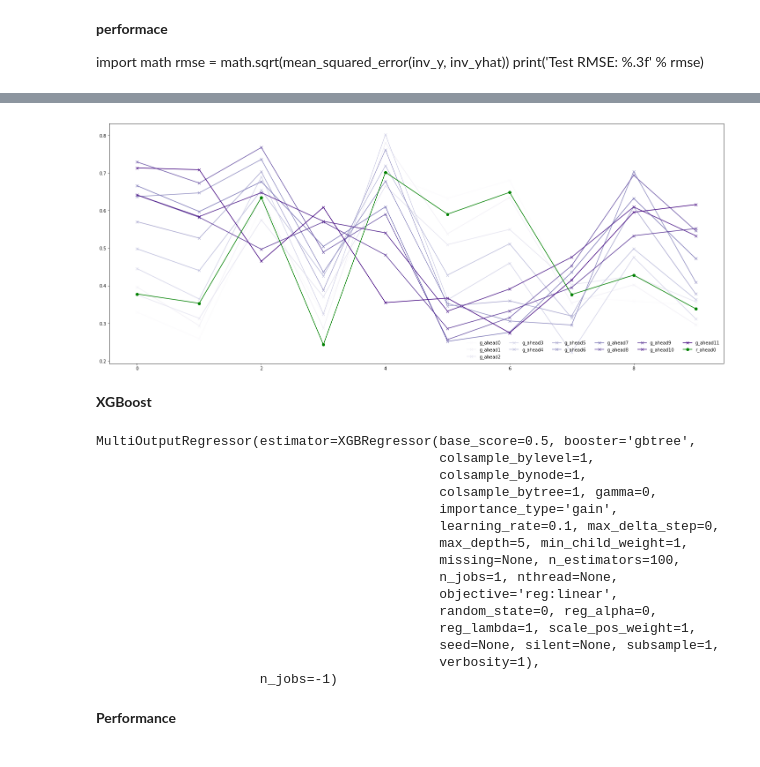
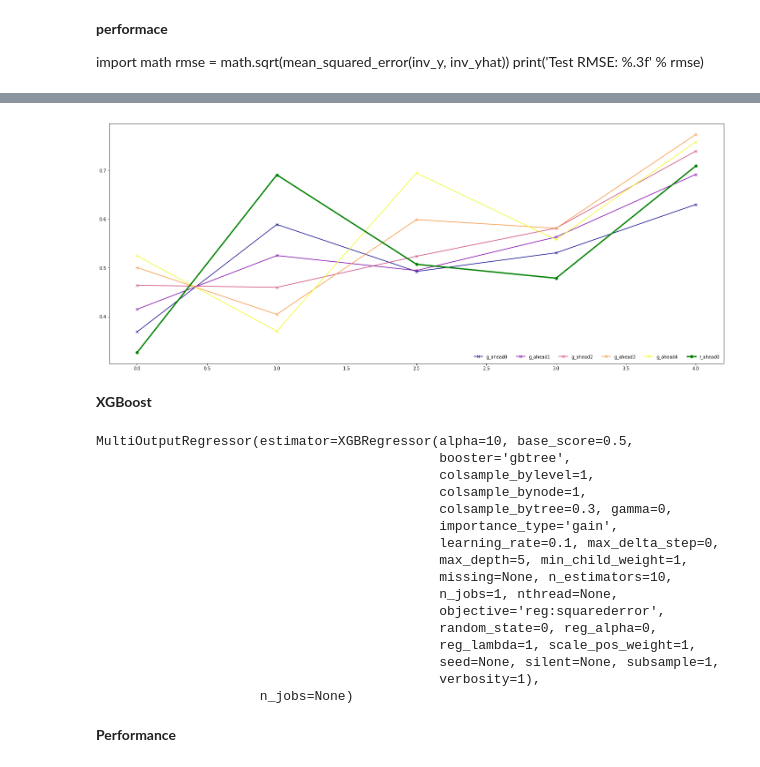
Before and after one commit to charlesfu4/MT, a Jupyter notebook: hourly_forecast.ipynb, the cells around one changed output, grey strips where cells are left out. Cells and saved outputs as stored; diff of their text form; code cells hidden in the pictures.

```diff
--- a/hourly_forecast.ipynb
+++ b/hourly_forecast.ipynb
@@ -188,6 +195,6 @@ amatrix.shape, weather_feature.shape
 # %%
 ##for manual regression algorithm
-merge = np.concatenate((lmatrix[:100,: ],amatrix[:100,:]),axis = 1)
+merge = np.concatenate((lmatrix, amatrix),axis = 1)
 scaler = MinMaxScaler(feature_range=(0, 1))
 merge = scaler.fit_transform(merge)
 X = merge[:,:384]
@@ -387,7 +477,7 @@ train_y = train_y.reshape((train_y.shape[0],1, train_y.shape[1]))
 from keras.layers import TimeDistributed
 # design network
 model = Sequential()
-model.add(LSTM(50, activation='tanh', input_shape=(ltrain_X.shape[1], ltrain_X.shape[2]),return_sequences = True))
+model.add(LSTM(50, activation='relu', input_shape=(ltrain_X.shape[1], ltrain_X.shape[2]),return_sequences = True))
 model.add(TimeDistributed(Dense(49)))
 model.compile(loss='mae', optimizer='adam')
 model.summary()
@@ -437,13 +531,11 @@ rmse = math.sqrt(mean_squared_error(inv_y, inv_yhat))
 print('Test RMSE: %.3f' % rmse)
 # %%
 #data preprocess
-real = np.transpose(inv_y)
-guess = np.transpose(inv_yhat)
+real = inv_y
+guess = inv_yhat
 
-real.shape, guess.shape
-
-real = real[:12,:14]
-guess = guess[:12,:14]
+real = real[:1,:49]
+guess = guess[:5,:49]
 # %%
 real.shape, guess.shape
 # %% [output]
@@ -450,0 +543,26 @@ real.shape, guess.shape
+# %%
+from matplotlib import cm
+import matplotlib.pyplot as plt
+rpdf = pd.DataFrame()
+gpdf = pd.DataFrame()
+
+ax = plt.gca()
+i = 0
+for row in real:
+    rpdf.insert(i, "r_ahead{}".format(i), row, True)
+    i += 1
+
+i = 0
+for row in guess:
+    gpdf.insert(i, "g_t{}".format(i), row, True)
+
+    i += 1
+
+#plot
+gpdf.plot(figsize=(25,10),colormap='plasma',style='-x',legend = True, ax = ax, lw = 2)
+rpdf.plot(figsize=(25,10), color='Green',style ='-o',legend = True, ax = ax, lw = 4)
+ax.legend(frameon=False, loc='lower right', ncol=6)
+#for key in gpdf:
+#    gpdf['{}'.format(key)].plot(colormap = 'Greens',style='-',legend = True)
+
+plt.show()
@@ -451,53 +571,54 @@ real.shape, guess.shape
 # %%
 from matplotlib import cm
 import matplotlib.pyplot as plt
 rpdf = pd.DataFrame()
 gpdf = pd.DataFrame()
 
 i = 0
 for row in real:
     rpdf.insert(i, "r_ahead{}".format(i), row, True)
     i += 1
 
 i = 0
 for row in guess:
     gpdf.insert(i, "g_ahead{}".format(i), row, True)
     i += 1
 #plot
 ax = plt.gca()
-gpdf.plot(figsize=(25,10),colormap='Purples',style='-x',legend = True, ax = ax)
-rpdf['r_ahead0'].plot(figsize=(25,10), color='Green',style ='-o',legend = True, ax = ax)
+gpdf.plot(figsize=(25,10),colormap='plasma',style='-x',legend = True, ax = ax)
+rpdf['r_ahead0'].plot(figsize=(25,10), color='Green',style ='-o',legend = True, ax = ax, lw = 3)
 ax.legend(frameon=False, loc='lower right', ncol=6)
 #for key in gpdf:
 #    gpdf['{}'.format(key)].plot(colormap = 'Greens',style='-',legend = True)
 
 plt.show()
 # %% [output]
-[figure, old version]
+[figure, new version]
 # %% [markdown]
 **XGBoost**
 # %%
 import xgboost as xgb
 from sklearn.multioutput import MultiOutputRegressor
-xreg = xgb.XGBRegressor(max_depth = 5)
-mreg = MultiOutputRegressor(xreg, n_jobs = -1)
+xreg = xgb.XGBRegressor(objective ='reg:squarederror', colsample_bytree = 0.3, learning_rate = 0.1, max_depth = 5, alpha = 10, n_estimators = 10)
+mreg = MultiOutputRegressor(xreg)
 mreg.fit(train_X, train_y)
 # %% [output]
-MultiOutputRegressor(estimator=XGBRegressor(base_score=0.5, booster='gbtree',
+MultiOutputRegressor(estimator=XGBRegressor(alpha=10, base_score=0.5,
+                                            booster='gbtree',
                                             colsample_bylevel=1,
                                             colsample_bynode=1,
-                                            colsample_bytree=1, gamma=0,
+                                            colsample_bytree=0.3, gamma=0,
                                             importance_type='gain',
                                             learning_rate=0.1, max_delta_step=0,
                                             max_depth=5, min_child_weight=1,
-                                            missing=None, n_estimators=100,
+                                            missing=None, n_estimators=10,
                                             n_jobs=1, nthread=None,
-                                            objective='reg:linear',
+                                            objective='reg:squarederror',
                                             random_state=0, reg_alpha=0,
                                             reg_lambda=1, scale_pos_weight=1,
                                             seed=None, silent=None, subsample=1,
                                             verbosity=1),
-                     n_jobs=-1)
+                     n_jobs=None)
 # %%
 #extact predicted values but reverse normalization first
 yhat = mreg.predict(test_X)
```
Also changed, not shown: parts of 27 cells of this notebook, 1 other file.
